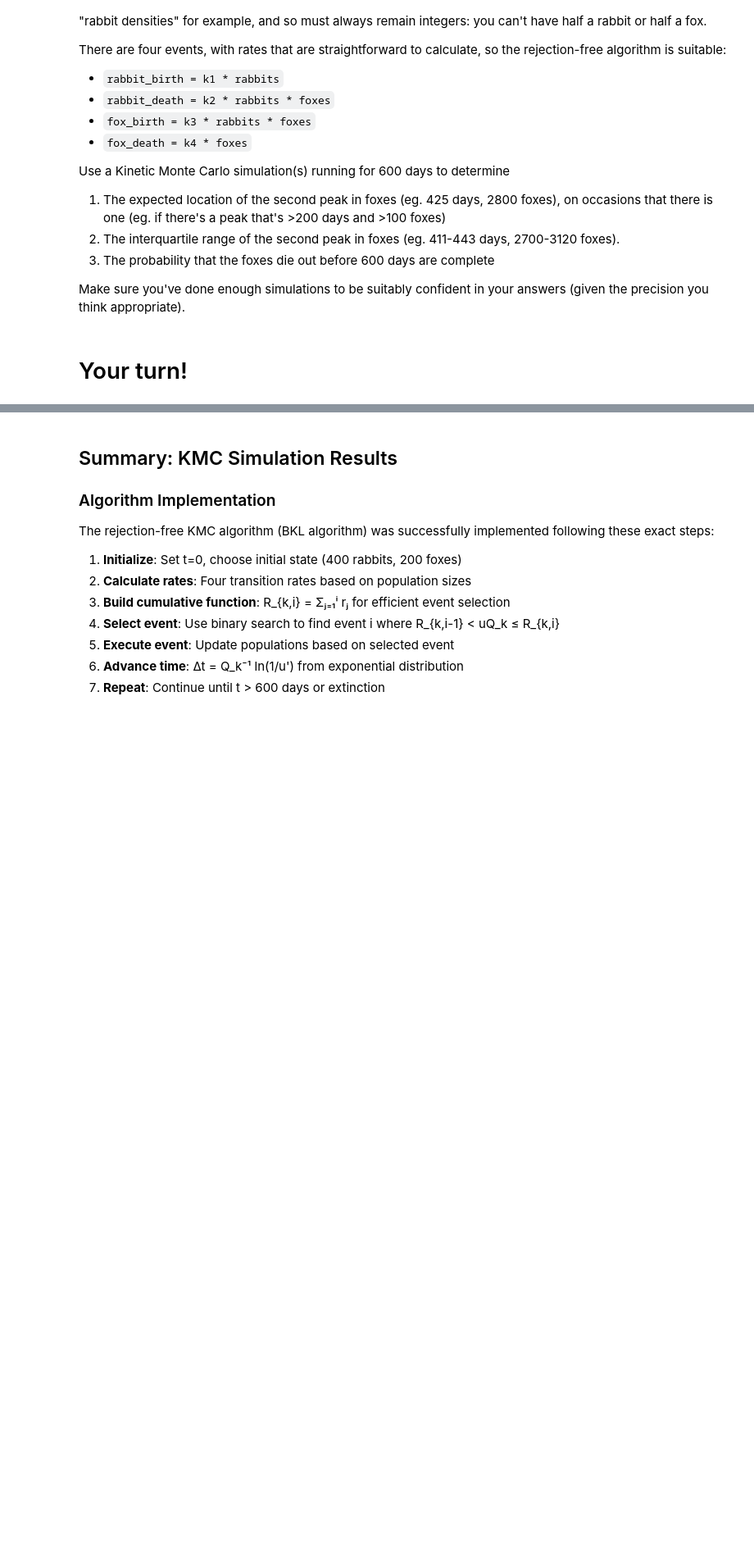
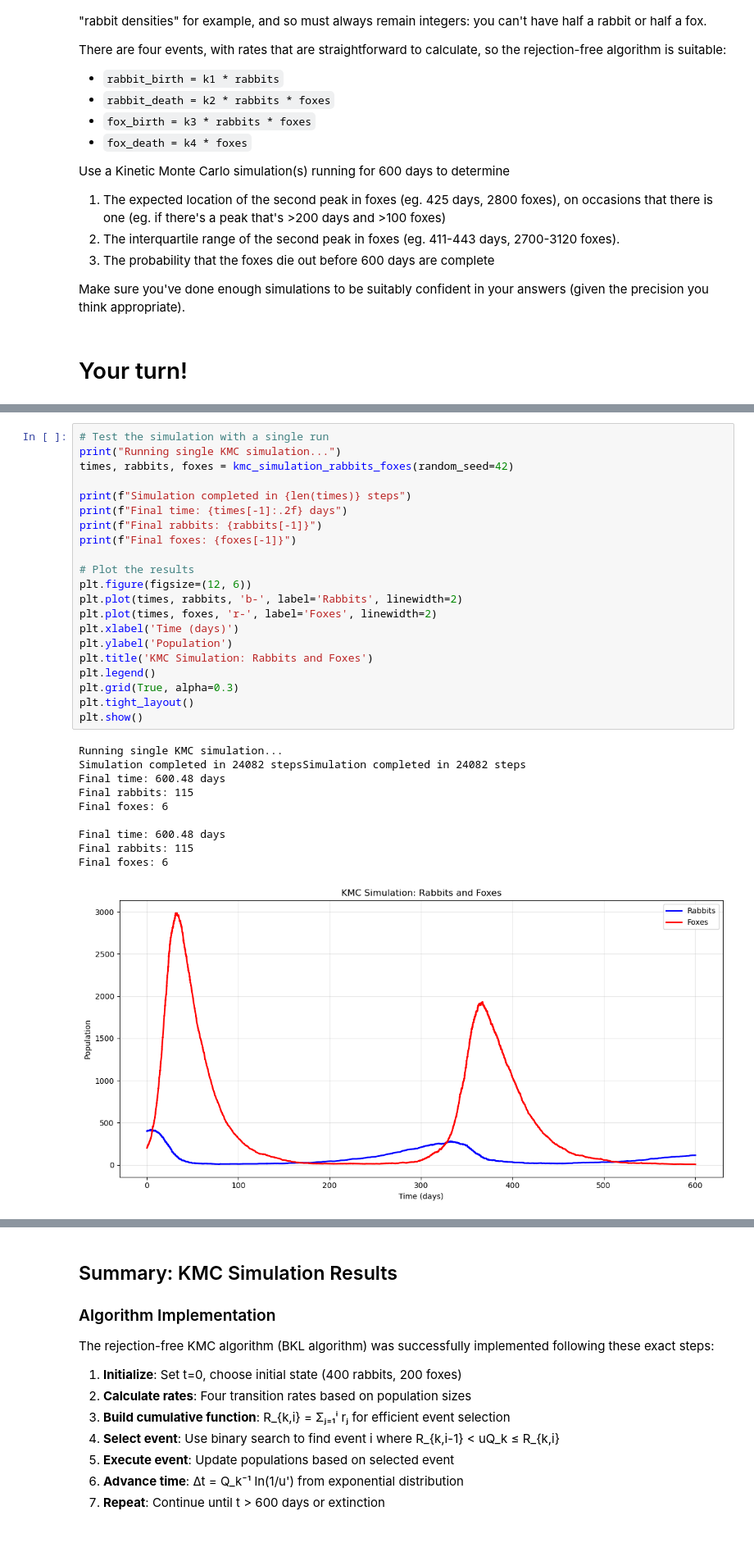
Before and after one commit to CHME5137/KMC, a Jupyter notebook: rabbits-and-foxes-kmc-question.ipynb, the cells around one changed output, grey strips where cells are left out. Shown at 82% size. Drawn from its saved outputs; the diff is of its cells as text; blank space fills up the shorter version.

```diff
--- a/rabbits-and-foxes-kmc-question.ipynb
+++ b/rabbits-and-foxes-kmc-question.ipynb
@@ -172 +943,33 @@ Final foxes: 6
+# %%
+# Test the simulation with a single run
+print("Running single KMC simulation...")
+times, rabbits, foxes = kmc_simulation_rabbits_foxes(random_seed=42)
+
+print(f"Simulation completed in {len(times)} steps")
+print(f"Final time: {times[-1]:.2f} days")
+print(f"Final rabbits: {rabbits[-1]}")
+print(f"Final foxes: {foxes[-1]}")
+
+# Plot the results
+plt.figure(figsize=(12, 6))
+plt.plot(times, rabbits, 'b-', label='Rabbits', linewidth=2)
+plt.plot(times, foxes, 'r-', label='Foxes', linewidth=2)
+plt.xlabel('Time (days)')
+plt.ylabel('Population')
+plt.title('KMC Simulation: Rabbits and Foxes')
+plt.legend()
+plt.grid(True, alpha=0.3)
+plt.tight_layout()
+plt.show()
+# %% [output]
+Running single KMC simulation...
+Simulation completed in 24082 stepsSimulation completed in 24082 steps
+Final time: 600.48 days
+Final rabbits: 115
+Final foxes: 6
+
+Final time: 600.48 days
+Final rabbits: 115
+Final foxes: 6
+[figure, added]
 # %%
```
Also changed, not shown: parts of 17 cells of this notebook.
